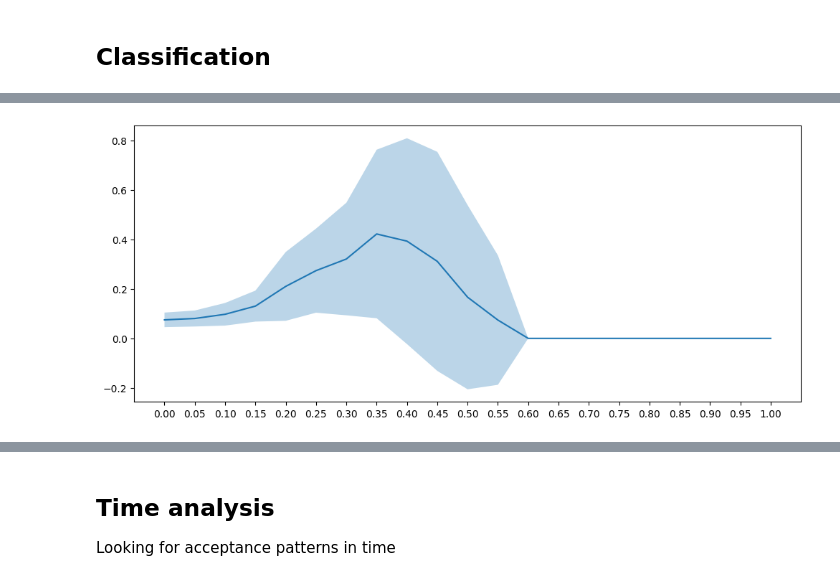
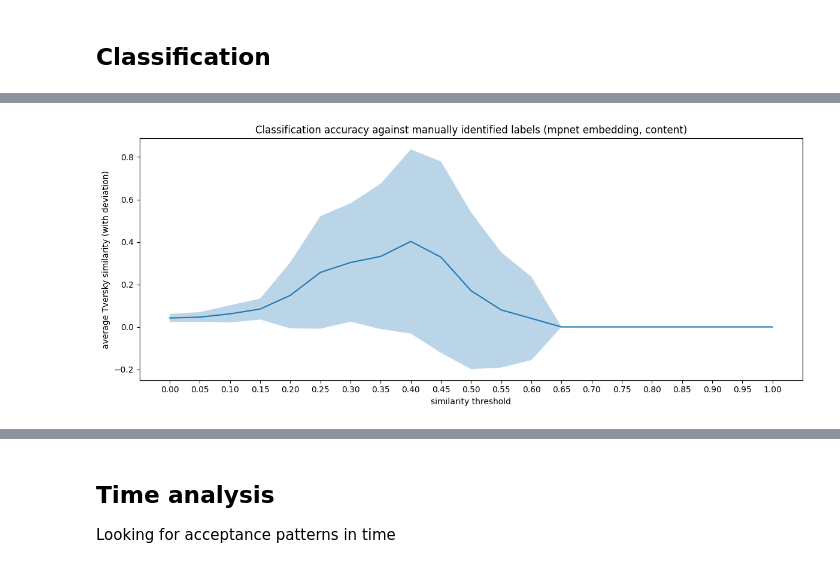
Before and after one commit to StijnRis/cse3000-sep, a Jupyter notebook: rq4-nep-jep/analysis.ipynb, the cells around one changed output, grey strips where cells are left out. Drawn from its saved outputs; the diff is of its cells as text; code cells hidden in the pictures.

Commit message:
topic stats

```diff
--- a/rq4-nep-jep/analysis.ipynb
+++ b/rq4-nep-jep/analysis.ipynb
@@ -612,6 +662,7 @@ def plot_clust_performances(proposals: Iterable[tuple[int, str]],
     embeds_labels = [cluster_revisions(revisions, embedder, embedder_name, strat_name, clusterer, num_clusters) for num_clusters in cluster_counts]
     scores = [performance_metric(embeds, labels) for embeds, labels in embeds_labels]
     _ = ax.plot(cluster_counts, scores, label=strat_name)
+  _ = ax.set_xticks(cluster_counts)
   _ = ax.set_ylim(bottom=0)
   _ = ax.set_xlabel('cluster #')
   _ = ax.set_ylabel('silhouette score')
@@ -644,9 +695,10 @@ def plot_clust_performance_on_project(project_id: int, embedder: SentenceTransfo
   fig, (ax1, ax2) = plt.subplots(1, 2)
   _ = fig.set_size_inches(13, 5)
   _ = fig.suptitle(f'Clustering performance with {embedder_name} embedder - {projects[project_id].project_name}')
+  cluster_counts = list(range(2, 15))
   plot_clust_performances([(project_id, prop_id) for prop_id in prop_ids],
-    embedder, embedder_name, kmeans, 'k-means', list(range(2, 15)), silhouette_score, ax1)
+    embedder, embedder_name, kmeans, 'k-means', cluster_counts, silhouette_score, ax1)
   plot_clust_performances([(project_id, prop_id) for prop_id in prop_ids],
-    embedder, embedder_name, agg_clusterer, 'agglomerative', list(range(2, 15)), silhouette_score, ax2)
+    embedder, embedder_name, agg_clusterer, 'agglomerative', cluster_counts, silhouette_score, ax2)
   show_and_save(f'clust_{embedder_name}_{projects[project_id].project_name}')
 # %% [markdown]
@@ -729,7 +780,7 @@ for l, idxs in indices_by_label.items():
 9 ['111', '112', '127', '128', '133', '226', '227', '252', '267', '314', '327', '400', '8371379']
 10 ['104', '105', '118', '119', '120', '135', '136', '137', '140', '146', '158', '165', '172', '174', '194', '198', '202', '203', '217', '221', '222', '224', '225', '228', '236', '245', '262', '264',  ...
 # %%
-label_meanings_and_examples = {
+jep_label_meanings_and_examples = {
   0: [('other', set[str]())],
   1: [('syntax', {'186', '323', '368', '394', '465'}), ('typing', {'215', '218', '286', '8204937', '8258000'})],
   2: [('memory', {'144', '163', '189', '304', '534'})],
@@ -768,6 +819,6 @@ topic_explanations.update({
   'platform support': 'Compatibility and porting to hardware or operating system',
 })
 # %%
-topics = list(topic_explanations.keys())
-print('Total number of topics:', len(topics))
+all_topics = list(topic_explanations.keys())
+print('Total number of topics:', len(all_topics))
 # %% [output]
@@ -793,41 +849,63 @@ def similarities_with_topics(proj_id: int, prop_ids_and_revs: Iterable[tuple[str
 # %%
+def assign_topics(topics: list[str], similarities: Tensor, threshold: float) -> set[str]:
+  return {topic for t_i, topic in enumerate(topics) if similarities[t_i] >= threshold}
+
 V = TypeVar('V')
-def jaccard_sim(a: set[V], b: set[V]) -> float:
-  return len(a & b) / len(a | b)
+def jaccard_sim(identified: set[V], actual: set[V]) -> float:
+  return len(identified & actual) / len(identified | actual)
+def false_pos(identified: set[V], actual: set[V]) -> int:
+  return len(identified - actual)
+def precision_sim(identified: set[V], actual: set[V]) -> float:
+  return len(identified & actual) / len(identified)
+def tversky_sim(fp_weight: float, fn_weight: float):
+  def tver(identified: set[V], actual: set[V]) -> float:
+    tp = len(identified & actual)
+    return tp / (tp + fp_weight * len(identified - actual) + fn_weight * len(actual - identified))
+  return tver
 
-check_prop_topics = dict[str, set[str]]()
-for prop_id, prop_topics in sep_topics[proj_id_to_check].items():
-  for topic in prop_topics:
-    if prop_id not in check_prop_topics: check_prop_topics[prop_id] = set()
-    check_prop_topics[prop_id].add(topic)
-for meanings in label_meanings_and_examples.values():
+check_prop_topics = dict[tuple[int, str], set[str]]()
+# collecting examples from the first batch of manually identified labels, for all projects
+for proj_id, proj_topics in sep_topics.items():
+  for prop_id, prop_topics in proj_topics.items():
+    p_key = (proj_id, prop_id)
+    for topic in prop_topics:
+      if p_key not in check_prop_topics: check_prop_topics[p_key] = set()
+      check_prop_topics[p_key].add(topic)
+# collecting examples from the second batch, for JEP
+for meanings in jep_label_meanings_and_examples.values():
   for topic, examples in meanings:
     if topic in topic_explanations:
       for prop_id in examples:
-        if prop_id not in check_prop_topics: check_prop_topics[prop_id] = set()
-        check_prop_topics[prop_id].add(topic)
+        p_key = (6, prop_id)
+        if p_key not in check_prop_topics: check_prop_topics[p_key] = set()
+        check_prop_topics[p_key].add(topic)
 
 check_prop_ids = list(check_prop_topics.keys())
-check_revs = [(prop_id, proposal_latest_revision(proj_id_to_check, prop_id)) for prop_id in check_prop_ids]
-check_revs = [(prop_id, r) for prop_id, r in check_revs if r is not None]
-sims = similarities_with_topics(proj_id_to_check, check_revs, topics)
-# for idx, prop_id in enumerate(check_prop_ids):
-#   print(prop_id)
-#   print(check_prop_topics[prop_id])
-#   print(sorted([(s, topics_and_explanations[i][0]) for i, s in enumerate(sims[idx])], reverse=True))
+check_revs = proposals_latest_revisions([(proj_id, prop_id) for proj_id, prop_id in check_prop_ids])
 
 thresholds = np.linspace(0., 1., 21, dtype=float)
-accuracies = np.array([[jaccard_sim(
-    check_prop_topics[prop_id],
-    {topics[t_i] for t_i, sim in enumerate(sims[p_i]) if sim >= thres}
-    ) for p_i, prop_id in enumerate(check_prop_ids)]
+for emb_strat in embedding_strats:
+  sims = similarities_with_topics(check_revs, all_topics, mpnet_embedder, 'mpnet', emb_strat)
+  # for idx, prop_id in enumerate(check_prop_ids):
+  #   print(prop_id)
+  #   print(check_prop_topics[prop_id])
+  #   print(sorted([(s, topics_and_explanations[i][0]) for i, s in enumerate(sims[idx])], reverse=True))
+
+  accuracies = np.array([[tversky_sim(2, 1)(
+      assign_topics(all_topics, sims[p_i], thres),
+      check_prop_topics[prop_id])
+      for p_i, prop_id in enumerate(check_prop_ids)]
     for thres in thresholds])
-mean_accs = np.mean(accuracies, axis=1, dtype=float)
-stddev_accs = np.std(accuracies, axis=1, dtype=float)
-_ = plt.figure(figsize=(12, 5))
-_ = plt.plot(thresholds, mean_accs)
-_ = plt.fill_between(thresholds, mean_accs - stddev_accs, mean_accs + stddev_accs, alpha=0.3)
-_ = plt.xticks(thresholds)
-plt.show()
+  mean_accs = np.mean(accuracies, axis=1, dtype=float)
+  stddev_accs = np.std(accuracies, axis=1, dtype=float)
+
+  _ = plt.figure(figsize=(12, 5))
+  _ = plt.plot(thresholds, mean_accs)
+  _ = plt.fill_between(thresholds, mean_accs - stddev_accs, mean_accs + stddev_accs, alpha=0.3)
+  _ = plt.title(f'Classification accuracy against manually identified labels (mpnet embedding, {emb_strat})')
+  _ = plt.xticks(thresholds)
+  _ = plt.xlabel('similarity threshold')
+  _ = plt.ylabel('average Tversky similarity (with deviation)')
+  show_and_save(f'jacc_{emb_strat}')
 # %% [output]
-[figure, old version]
+[figure, new version]
```
Also changed, not shown: parts of 30 cells of this notebook, 43 other files.
